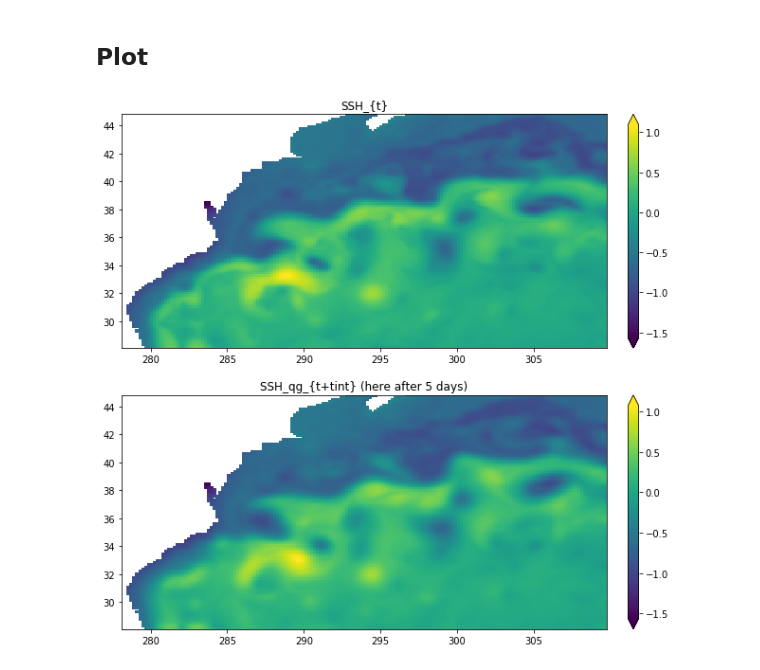
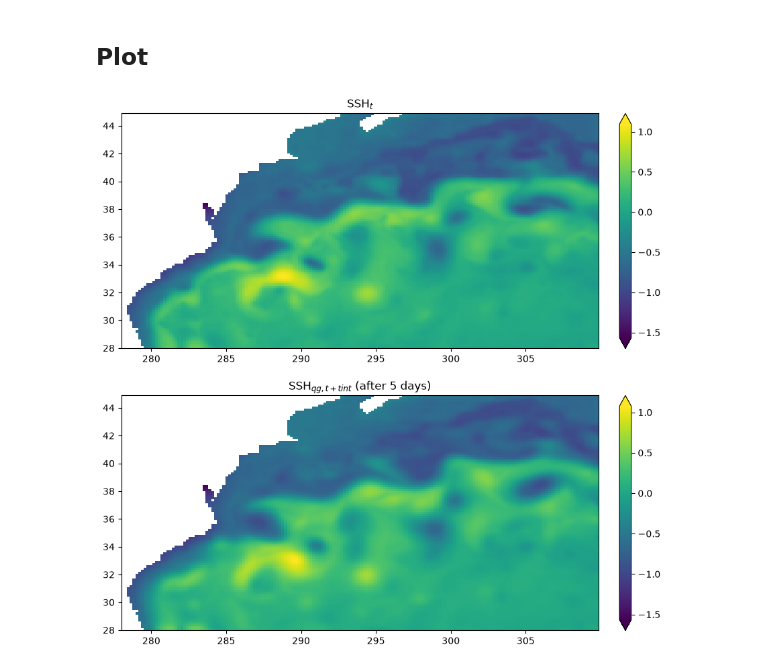
Before and after one commit to redouanelg/qgsw-DI, a Jupyter notebook: notebooks/SSHforecastingQGSW.ipynb, the cells around one changed output. Cells and saved outputs as stored; diff of their text form; code cells hidden in the pictures.

```diff
--- a/notebooks/SSHforecastingQGSW.ipynb
+++ b/notebooks/SSHforecastingQGSW.ipynb
@@ -15,9 +19,11 @@ import time
 import netCDF4 as nc
 import qgsw
 # %%
-file='ssh.nc'
-fid = nc.Dataset(file)
-lon1d=numpy.array(fid.variables["lon"][:]).squeeze()
-lat1d=numpy.array(fid.variables["lat"][:]).squeeze()
-lon,lat=numpy.meshgrid(lon1d,lat1d)
-SSH=numpy.array(fid.variables["SSH"][:,:]).squeeze()
+fid = nc.Dataset(os.path.join(REPO, 'ssh.nc'))
+lon1d = numpy.array(fid.variables['lon'][:]).squeeze()
+lat1d = numpy.array(fid.variables['lat'][:]).squeeze()
+lon, lat = numpy.meshgrid(lon1d, lat1d)
+SSH = numpy.array(fid.variables['SSH'][:, :], dtype='float64').squeeze()
+SSH = numpy.where(numpy.isfinite(SSH), SSH, numpy.nan)  # land must be NaN
+fid.close()
+print(SSH.shape, 'land points:', int(numpy.isnan(SSH).sum()))
@@ -24,11 +32,19 @@ SSH=numpy.array(fid.variables["SSH"][:,:]).squeeze()
 # %%
-# Set constant Rossby first baroclinic phase speed to constant value
-c=SSH*0. + 2.5 # in m/s
+# Constant Rossby first baroclinic phase speed
+c = SSH * 0. + 2.5   # m/s
 
-tint=86400*5 # Time of propagator integration in seconds. Can be positive or negative
-deltat=86400*1 # Time period of outputs
-dt=600 # propagator time step
+tint   = 86400 * 5   # integration time in s (negative = backward)
+deltat = 86400 * 1   # output period in s
+dt     = 600         # propagator time step in s
+
+# NOTE: pass snu=0. (not None). The land/boundary masking of the PV tendency
+# only runs when snu is not None - see moddyn.qrhs.
+snu = 0.
 # %% [markdown]
 ## Applying the QGSW operator
 # %%
-Hf,trash=qgsw.qgsw(Hi=SSH, c=c, lon=lon, lat=lat, tint=tint, dtout=deltat, dt=dt,rappel=None,snu=0.)
+import time
+t0 = time.time()
+Hf, _ = qgsw.qgsw(Hi=SSH, c=c, lon=lon, lat=lat,
+                  tint=tint, dtout=deltat, dt=dt, rappel=None, snu=snu)
+print(f'{Hf.shape} in {time.time()-t0:.2f} s')
@@ -63,17 +76,17 @@ for it in range(numpy.shape(Hf)[0]):
 # %% [markdown]
 ## Plot
 # %%
-
 plt.figure(figsize=(10, 10))
 
 plt.subplot(211)
-plt.pcolormesh(lon,lat,SSH)
+plt.pcolormesh(lon, lat, SSH, shading='auto')
 plt.colorbar(extend='both', fraction=0.042, pad=0.04)
-plt.title('SSH_{t}');
+plt.title('SSH$_t$')
 
 plt.subplot(212)
-plt.pcolormesh(lon,lat,Hf[-1,:,:])
+plt.pcolormesh(lon, lat, Hf[-1, :, :], shading='auto')
 plt.colorbar(extend='both', fraction=0.042, pad=0.04)
-plt.title('SSH_qg_{t+tint} (here after 5 days)');
+plt.title('SSH$_{qg, t+tint}$ (after 5 days)')
+plt.show()
 # %% [output]
-[figure, old version]
+[figure, new version]
```
Also changed, not shown: parts of 5 cells of this notebook, 2 other files.
